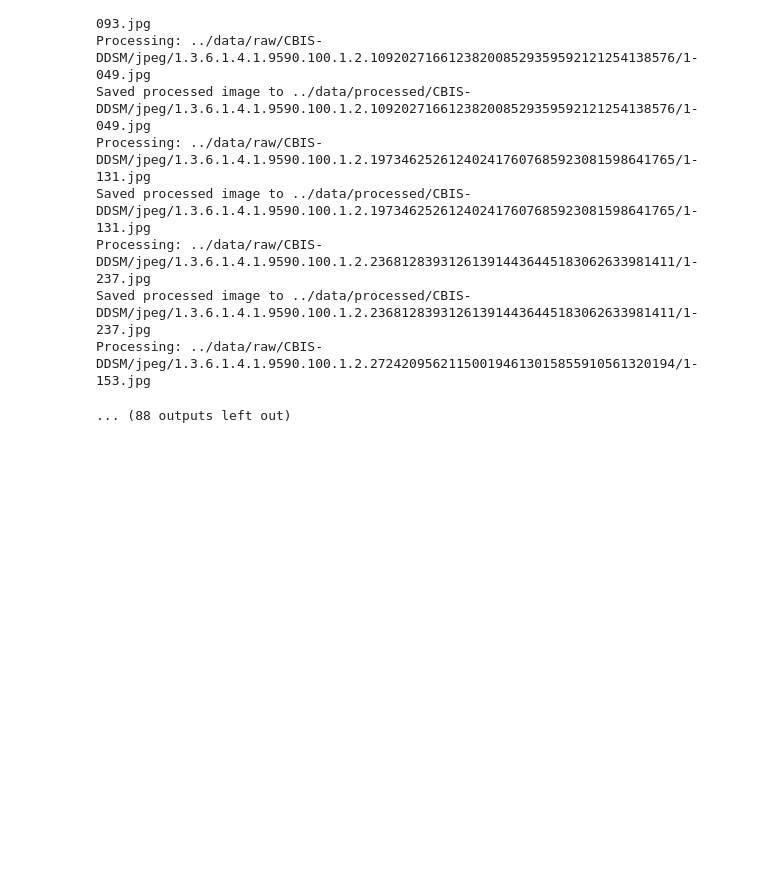
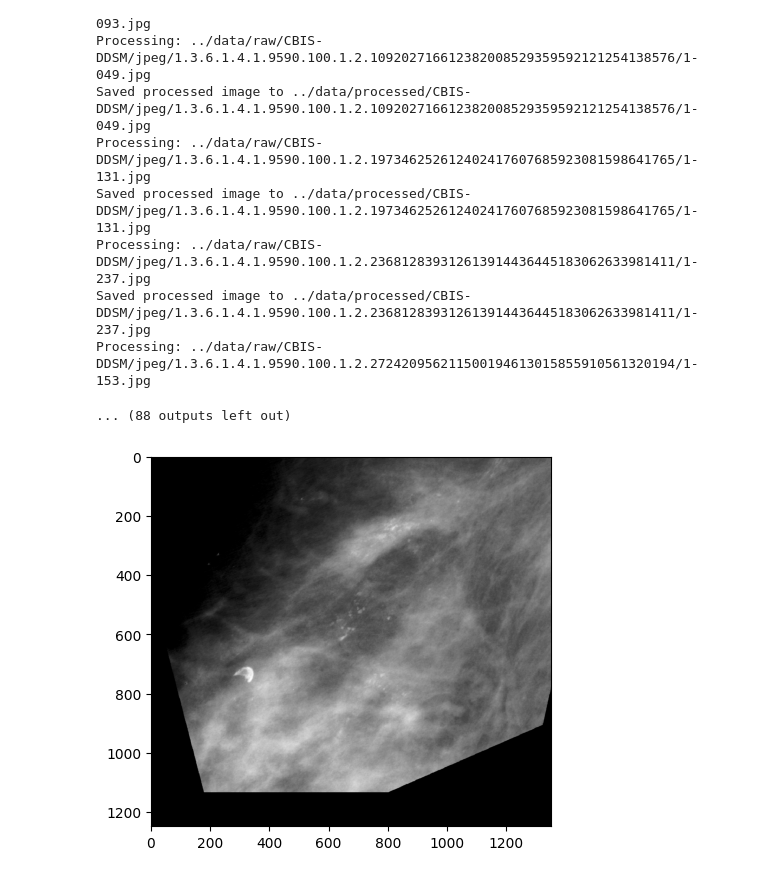
Before and after one commit to edoardotavassi/CBIS_DDSM_BreastCancer, a Jupyter notebook: notebooks/preprocessing_full.ipynb, the cells around one changed output. Saved outputs shown, nothing was run; the diff lists cells and outputs as text; code cells hidden in the pictures; blank space fills up the shorter version.

```diff
--- a/notebooks/preprocessing_full.ipynb
+++ b/notebooks/preprocessing_full.ipynb
@@ -223,0 +227,19 @@ mass_df.to_csv('../data/processed/CBIS-DDSM/mass_dicom_preprocessing.csv', index
+# %%
+# Define the data augmentation pipeline
+data_transforms = transforms.Compose([
+    transforms.RandomRotation(40, fill=0, interpolation=transforms.InterpolationMode.NEAREST),  # Rotation with nearest fill mode
+    transforms.RandomAffine(degrees=0, translate=(0.2, 0.2), fill=0, interpolation=transforms.InterpolationMode.NEAREST),  # Width and Height shift with nearest fill mode
+    transforms.RandomAffine(degrees=0, shear=20, fill=0, interpolation=transforms.InterpolationMode.NEAREST),  # Shear with nearest fill mode
+    transforms.RandomAffine(degrees=0, scale=(0.8, 1.2), fill=0, interpolation=transforms.InterpolationMode.NEAREST),  # Zoom with nearest fill mode
+    transforms.RandomHorizontalFlip(),  # Horizontal flip
+    transforms.ToTensor(),  # Convert the image to a PyTorch tensor
+])
+
+image = Image.open(calc_df['original_image'][210])
+augmented_image = data_transforms(image)
+augmented_image = augmented_image.permute(1, 2, 0).numpy()
+
+plt.imshow(augmented_image, cmap='gray')
+plt.show()
+# %% [output]
+[figure, added]
```
Also changed, not shown: parts of 1 cell of this notebook.
